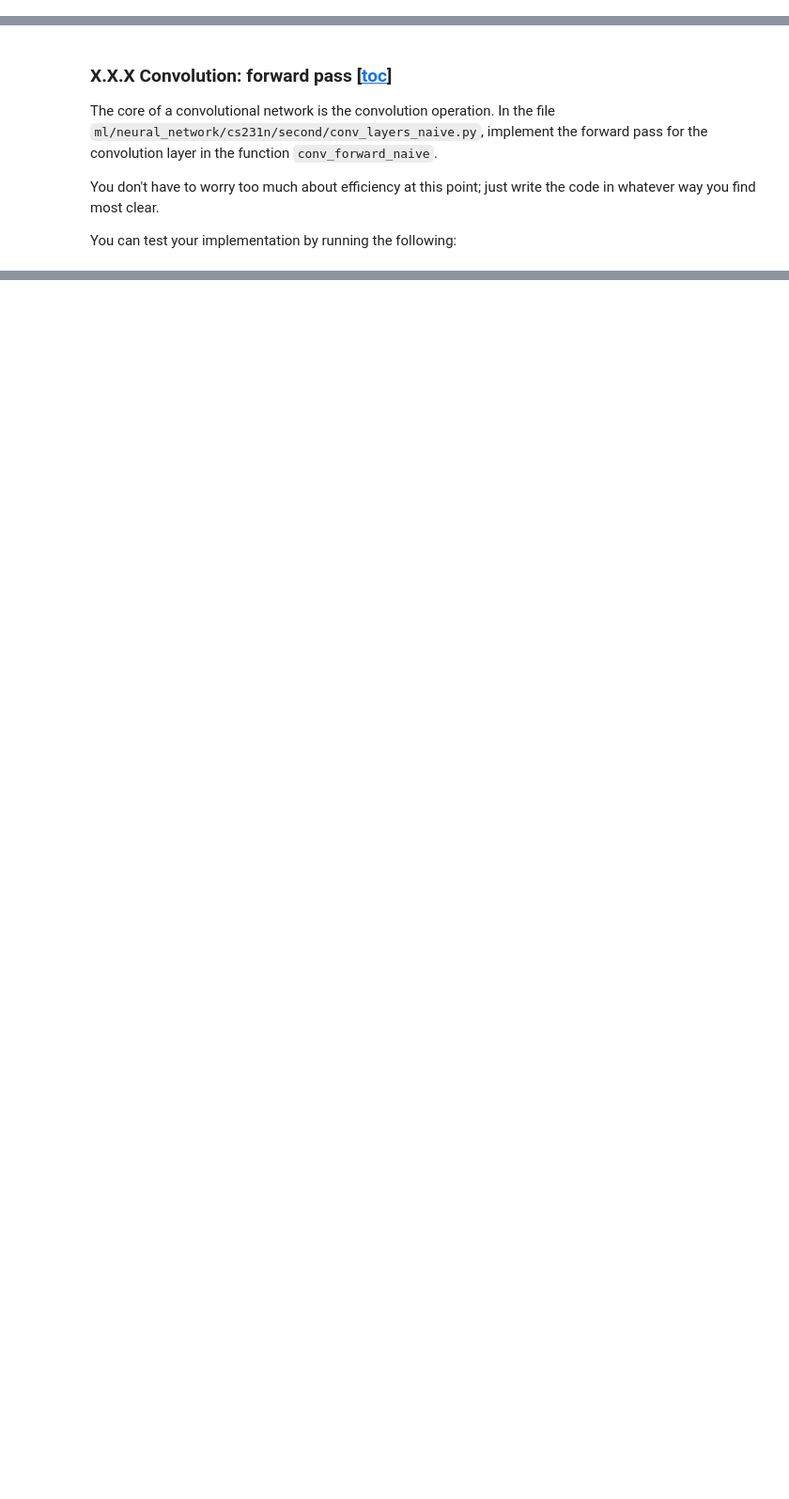
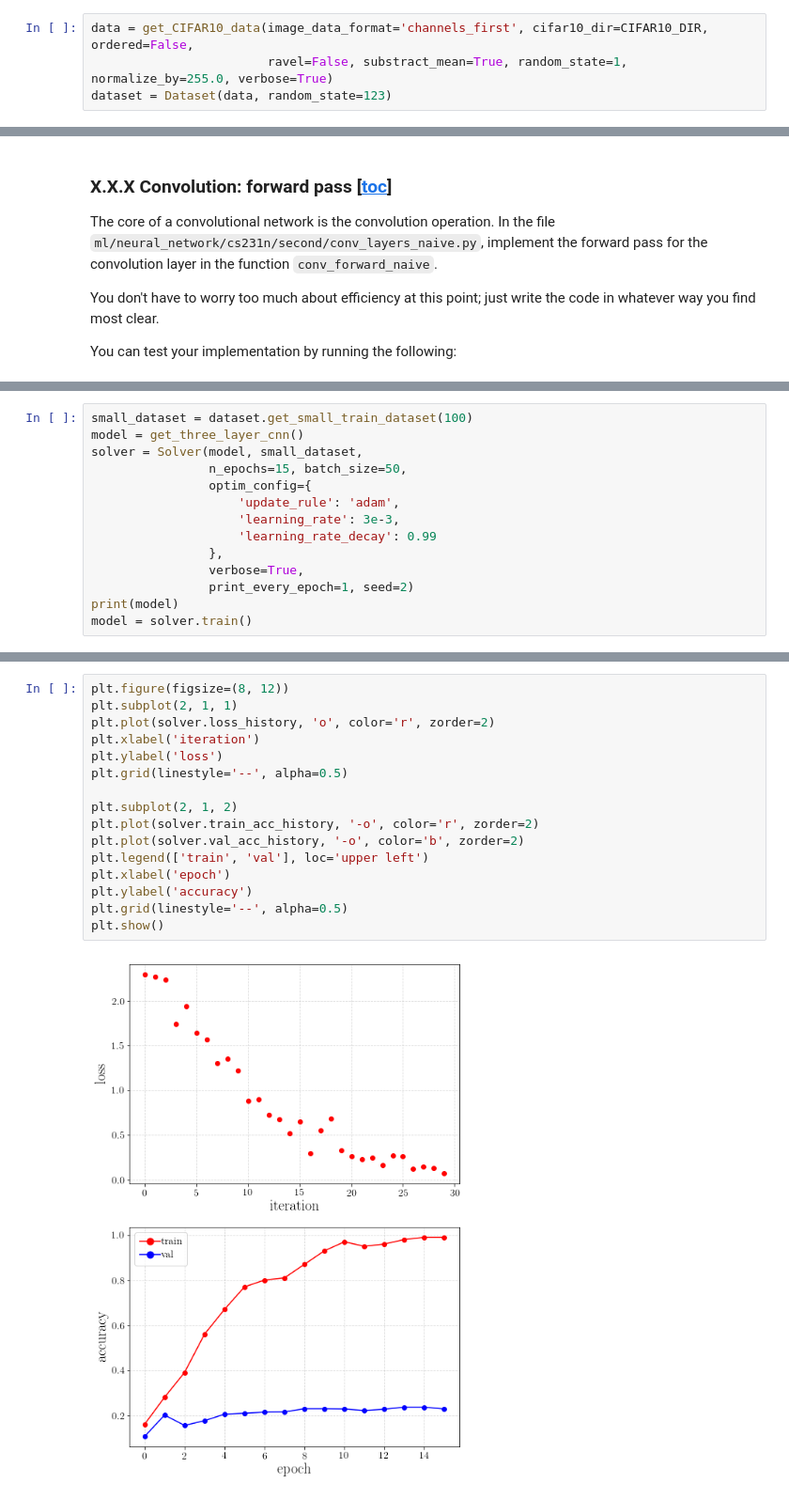
Before and after one commit to siri3us/ml, a Jupyter notebook: notebooks/my_neural_net/HW2_conv.ipynb, the cells around one changed output, grey strips where cells are left out. Shown at 94% size. Saved outputs shown, nothing was run; the diff lists cells and outputs as text; blank space fills up the shorter version.

```diff
--- a/notebooks/my_neural_net/HW2_conv.ipynb
+++ b/notebooks/my_neural_net/HW2_conv.ipynb
@@ -127,3 +127,7 @@ First you will implement several layer types that are used in convolutional netw
+# %%
+data = get_CIFAR10_data(image_data_format='channels_first', cifar10_dir=CIFAR10_DIR, ordered=False,
+                        ravel=False, substract_mean=True, random_state=1, normalize_by=255.0, verbose=True)
+dataset = Dataset(data, random_state=123)
 # %% [markdown]
 <a id='cnn_conv'></a>
 ## X.X Convolution [[toc](#toc)]
@@ -465,0 +1278,14 @@ print('db error: ', rel_error(db, db_num))
+# %%
+small_dataset = dataset.get_small_train_dataset(100)
+model = get_three_layer_cnn()
+solver = Solver(model, small_dataset,
+                n_epochs=15, batch_size=50,
+                optim_config={
+                    'update_rule': 'adam',
+                    'learning_rate': 3e-3,
+                    'learning_rate_decay': 0.99
+                },
+                verbose=True,
+                print_every_epoch=1, seed=2)
+print(model)
+model = solver.train()
@@ -465,0 +1315,18 @@ print('db error: ', rel_error(db, db_num))
+# %%
+plt.figure(figsize=(8, 12))
+plt.subplot(2, 1, 1)
+plt.plot(solver.loss_history, 'o', color='r', zorder=2)
+plt.xlabel('iteration')
+plt.ylabel('loss')
+plt.grid(linestyle='--', alpha=0.5)
+
+plt.subplot(2, 1, 2)
+plt.plot(solver.train_acc_history, '-o', color='r', zorder=2)
+plt.plot(solver.val_acc_history, '-o', color='b', zorder=2)
+plt.legend(['train', 'val'], loc='upper left')
+plt.xlabel('epoch')
+plt.ylabel('accuracy')
+plt.grid(linestyle='--', alpha=0.5)
+plt.show()
+# %% [output]
+[figure, added]
```
Also changed, not shown: parts of 49 cells of this notebook, 3 other files.
